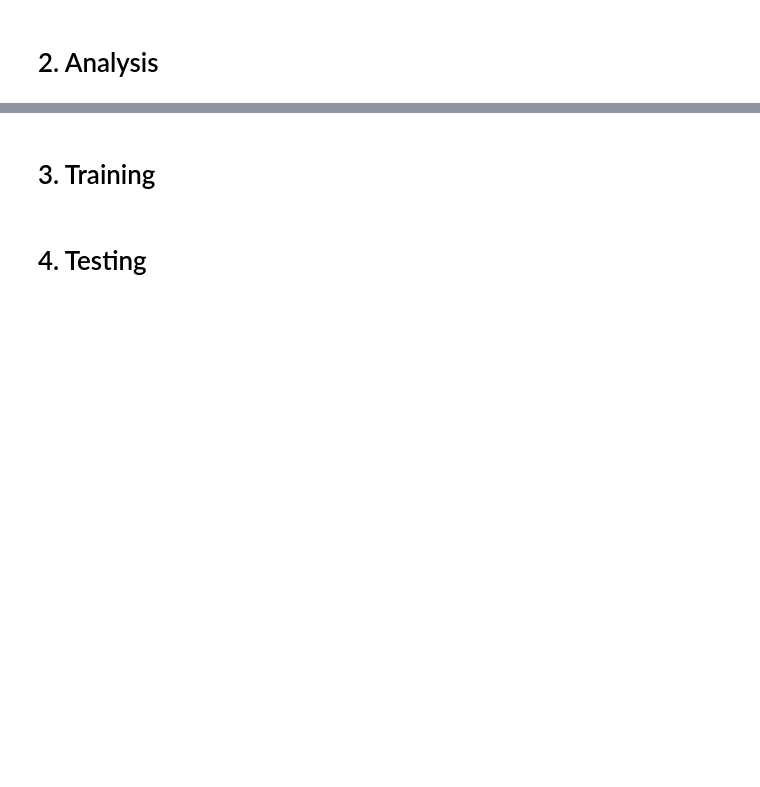
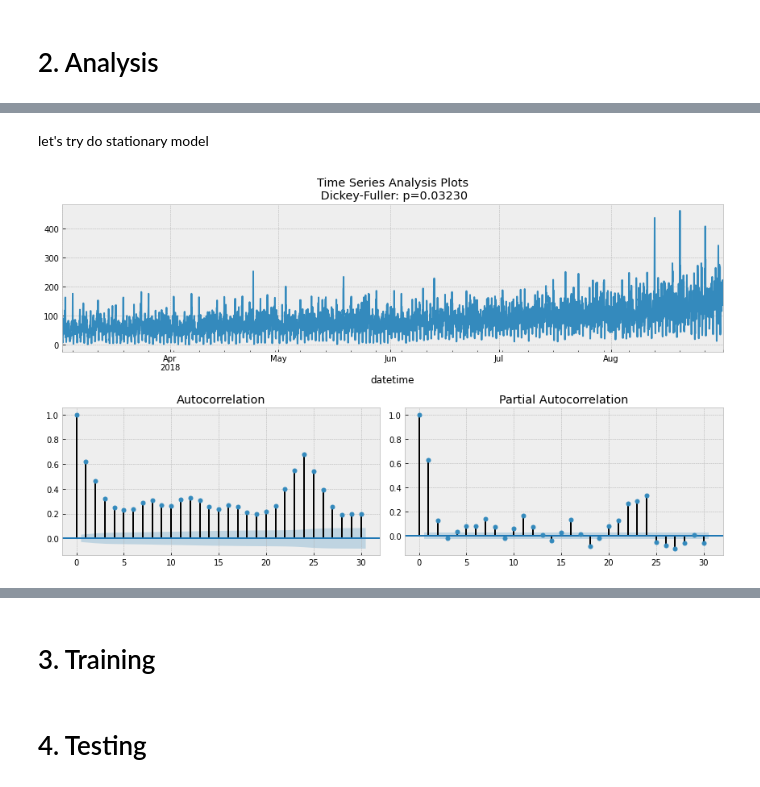
Before and after one commit to imvladikon/yandex-practicum, a Jupyter notebook: sprint13/sprint13.ipynb, the cells around one changed output, grey strips where cells are left out. Saved outputs shown, nothing was run; the diff lists cells and outputs as text; code cells hidden in the pictures; blank space fills up the shorter version.

```diff
--- a/sprint13/sprint13.ipynb
+++ b/sprint13/sprint13.ipynb
@@ -21,0 +248,6 @@ The data is stored in file `taxi.csv`. The number of orders is in the '*num_orde
+# %% [markdown]
+let's try do stationary model
+# %%
+tsplot_plt(data["num_orders"])
+# %% [output]
+[figure, added]
```
Also changed, not shown: parts of 50 cells of this notebook, 3 other files.
